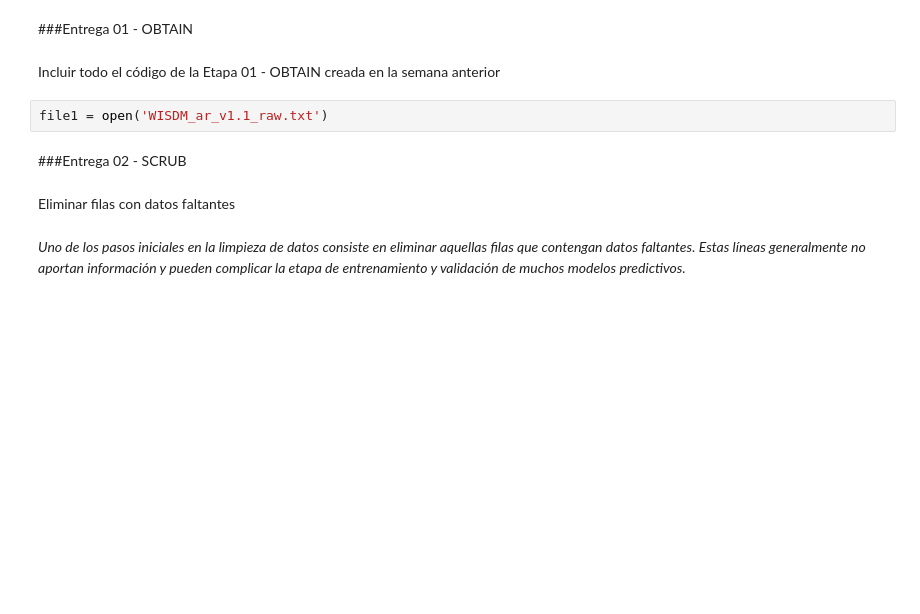
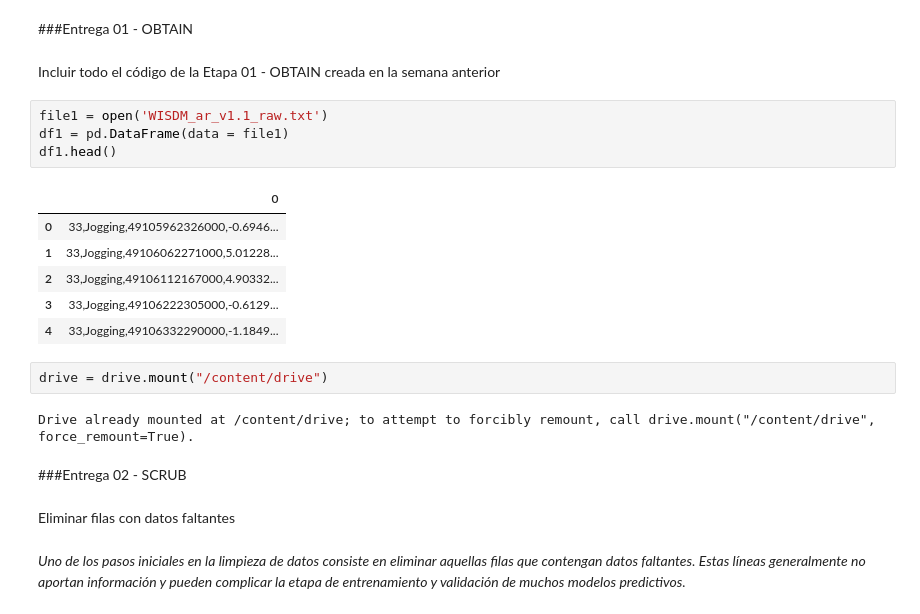
Before and after one commit to epereirasg/Curso-de-Machine-Learning, a Jupyter notebook: ProyectoFinal ML/ Entrega 02 - Scrub/ Entrega_02_Scrub.ipynb, the cells around one changed output. Cells and saved outputs as stored; diff of their text form; blank space fills up the shorter version.

```diff
--- a/ProyectoFinal ML/ Entrega 02 - Scrub/ Entrega_02_Scrub.ipynb
+++ b/ProyectoFinal ML/ Entrega 02 - Scrub/ Entrega_02_Scrub.ipynb
@@ -14,6 +15,19 @@ from sklearn.preprocessing import StandardScaler, LabelEncoder
 Incluir todo el código de la Etapa 01 - OBTAIN creada en la semana anterior
 # %%
 file1 = open('WISDM_ar_v1.1_raw.txt')
+df1 = pd.DataFrame(data = file1)
+df1.head()
+# %% [output]
+|  | 0 |
+| 0 | 33,Jogging,49105962326000,-0.6946... |
+| 1 | 33,Jogging,49106062271000,5.01228... |
+| 2 | 33,Jogging,49106112167000,4.90332... |
+| 3 | 33,Jogging,49106222305000,-0.6129... |
+| 4 | 33,Jogging,49106332290000,-1.1849... |
+# %%
+drive = drive.mount("/content/drive")
+# %% [output]
+Drive already mounted at /content/drive; to attempt to forcibly remount, call drive.mount("/content/drive", force_remount=True).
 # %% [markdown]
 ###Entrega 02 - SCRUB
 # %% [markdown]
```
Also changed, not shown: parts of 1 cell of this notebook.
